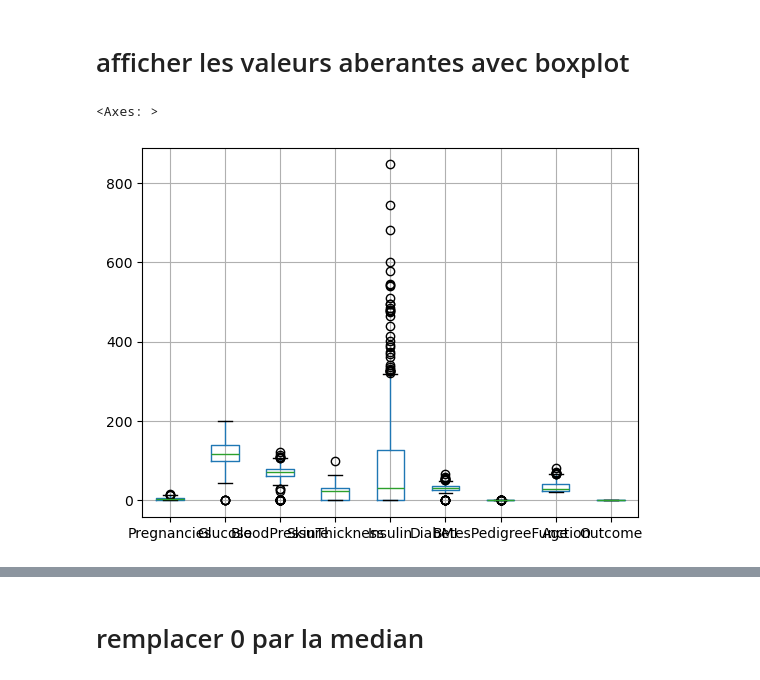
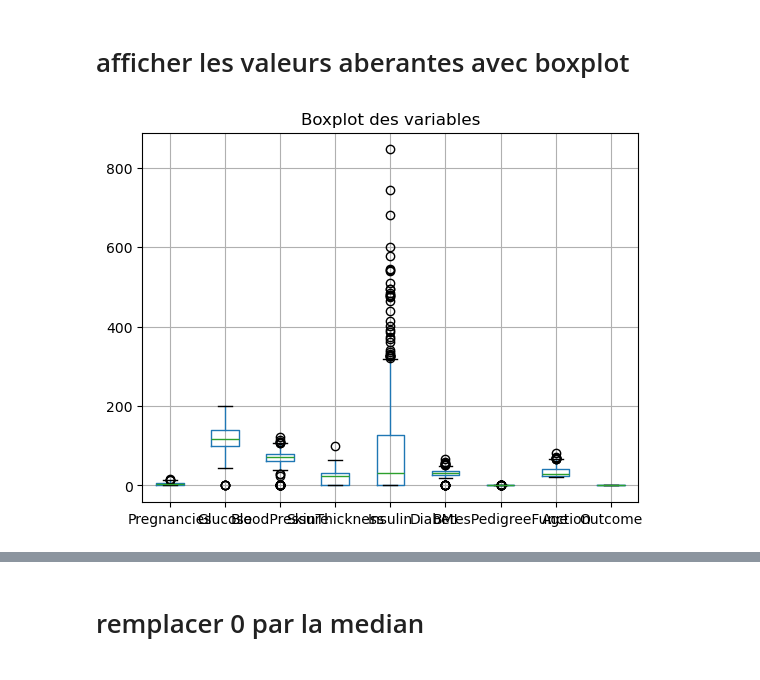
Before and after one commit to bensimo95/diabetes-prediction-nn, a Jupyter notebook: Pima Indians Diabetes.ipynb, the cells around one changed output, grey strips where cells are left out. Cells and saved outputs as stored; diff of their text form; code cells hidden in the pictures.

```diff
--- a/Pima Indians Diabetes.ipynb
+++ b/Pima Indians Diabetes.ipynb
@@ -99,7 +99,8 @@ df.duplicated().sum()
 # afficher les valeurs aberantes avec boxplot
 # %%
 df.boxplot()
+plt.title("Boxplot des variables")
+plt.show()
 # %% [output]
-<Axes: >
-[figure, old version]
+[figure, new version]
 # %%
```
Also changed, not shown: parts of 3 cells of this notebook.
